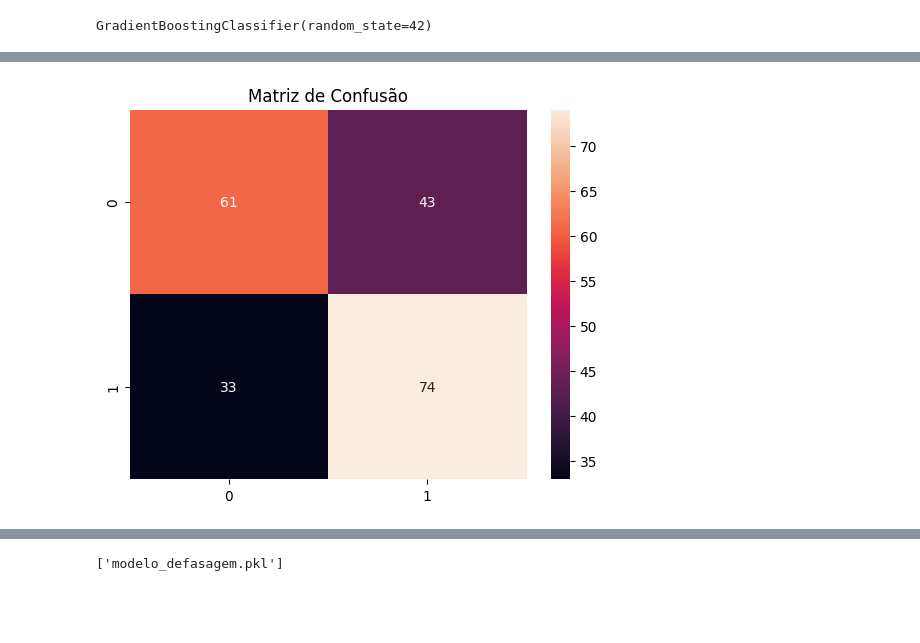
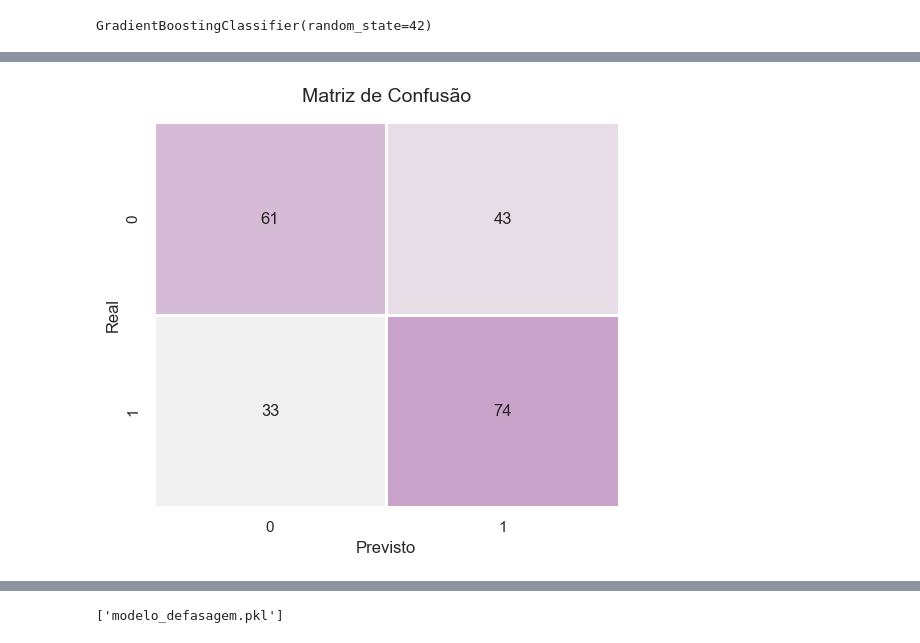
Before and after one commit to EmmillyKatriny/datathon-passos-magicos, a Jupyter notebook: tech_challenge_passos_magicos.ipynb, the cells around one changed output, grey strips where cells are left out. Drawn from its saved outputs; the diff is of its cells as text; code cells hidden in the pictures; blank space fills up the shorter version.

```diff
--- a/tech_challenge_passos_magicos.ipynb
+++ b/tech_challenge_passos_magicos.ipynb
@@ -5,6 +5,19 @@
 
 Objetivo:
 Desenvolver análises e um modelo preditivo capaz de identificar alunos com risco de defasagem educacional com base nos indicadores da ONG Passos Mágicos.
+# %%
+# ==============================
+# ESTILO DOS GRÁFICOS
+# ==============================
+
+sns.set_theme(
+    style="white"
+)
+
+cor_principal = "#C8A2C8"
+cor_secundaria = "#E7C6C7"
+cor_terciaria = "#F3D8C7"
+cor_quarta = "#D8B4E2"
 # %%
 # ==============================
 # 1. IMPORTAÇÃO DE BIBLIOTECAS
@@ -448,26 +494,41 @@ weighted avg       0.64      0.64      0.64       211
 # %%
 # ==============================
 # 22. MATRIZ DE CONFUSÃO
 # ==============================
 
-cm = confusion_matrix(
-    y_test,
-    pred
-)
+plt.figure(figsize=(6,5))
 
 sns.heatmap(
 
     cm,
 
     annot=True,
 
-    fmt='d'
+    fmt='d',
+
+    annot_kws={"size":12},
+
+    cmap=sns.light_palette(
+        cor_principal,
+        as_cmap=True
+    ),
+
+    cbar=False,
+
+    linewidths=1,
+
+    linecolor='white'
 )
 
 plt.title(
-    'Matriz de Confusão'
+    'Matriz de Confusão',
+    fontsize=14,
+    pad=15
 )
 
+plt.xlabel('Previsto')
+plt.ylabel('Real')
+
 plt.show()
 # %% [output]
-[figure, old version]
+[figure, new version]
```
Also changed, not shown: parts of 30 cells of this notebook.
